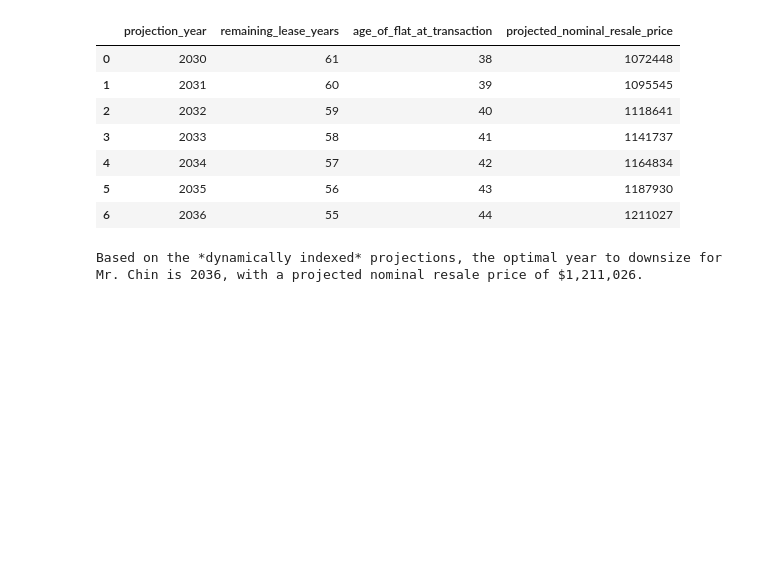
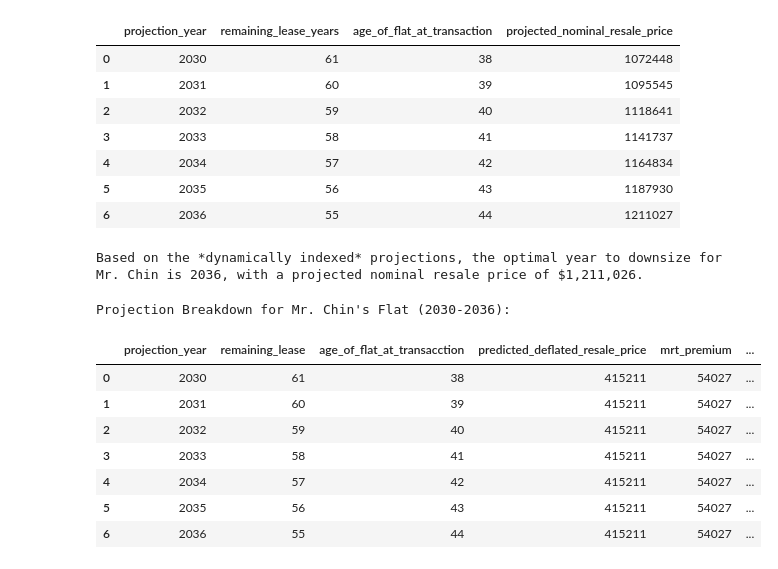
Before and after one commit to danielchin-ck/ADALL_github, a Jupyter notebook: project/6096089w_cda1c03_adall_project_2026_ver7.ipynb, the cells around one changed output. Drawn from its saved outputs; the diff is of its cells as text; code cells hidden in the pictures; blank space fills up the shorter version.

```diff
--- a/project/6096089w_cda1c03_adall_project_2026_ver7.ipynb
+++ b/project/6096089w_cda1c03_adall_project_2026_ver7.ipynb
@@ -3324,3 +3324,40 @@ Projected Resale Prices for Mr. Chin's Flat (2030-2036) with Dynamic Index:
 | 5 | 2035 | 56 | 43 | 1187930 |
 | 6 | 2036 | 55 | 44 | 1211027 |
 Based on the *dynamically indexed* projections, the optimal year to downsize for Mr. Chin is 2036, with a projected nominal resale price of $1,211,026.
+# %%
+import pandas as pd
+
+# Create a DataFrame with the requested breakdown
+breakdown_df = future_df.copy()
+breakdown_df = breakdown_df.rename(columns={
+    'remaining_lease_years': 'remaining_lease',
+    'age_of_flat_at_transaction': 'age_of_flat_at_transacction'
+})
+
+# Add mrt_premium as it's a fixed value for all projections
+breakdown_df['mrt_premium'] = mrt_premium
+
+# Select and reorder columns as requested
+breakdown_df = breakdown_df[[
+    'projection_year',
+    'remaining_lease',
+    'age_of_flat_at_transacction',
+    'predicted_deflated_resale_price',
+    'mrt_premium',
+    'projected_Index_Base_2007Q2',
+    'projected_nominal_resale_price'
+]]
+
+# Display the breakdown with appropriate formatting
+print("\nProjection Breakdown for Mr. Chin's Flat (2030-2036):")
+display(breakdown_df.round(0).astype({'projection_year': 'int', 'remaining_lease': 'int', 'age_of_flat_at_transacction': 'int', 'predicted_deflated_resale_price': 'int', 'mrt_premium': 'int', 'projected_Index_Base_2007Q2': 'int', 'projected_nominal_resale_price': 'int'}))
+# %% [output]
+Projection Breakdown for Mr. Chin's Flat (2030-2036):
+|  | projection_year | remaining_lease | age_of_flat_at_transacction | predicted_deflated_resale_price | mrt_premium | ... |
+| 0 | 2030 | 61 | 38 | 415211 | 54027 | ... |
+| 1 | 2031 | 60 | 39 | 415211 | 54027 | ... |
+| 2 | 2032 | 59 | 40 | 415211 | 54027 | ... |
+| 3 | 2033 | 58 | 41 | 415211 | 54027 | ... |
+| 4 | 2034 | 57 | 42 | 415211 | 54027 | ... |
+| 5 | 2035 | 56 | 43 | 415211 | 54027 | ... |
+| 6 | 2036 | 55 | 44 | 415211 | 54027 | ... |
```
Also changed, not shown: parts of 1 cell of this notebook.
